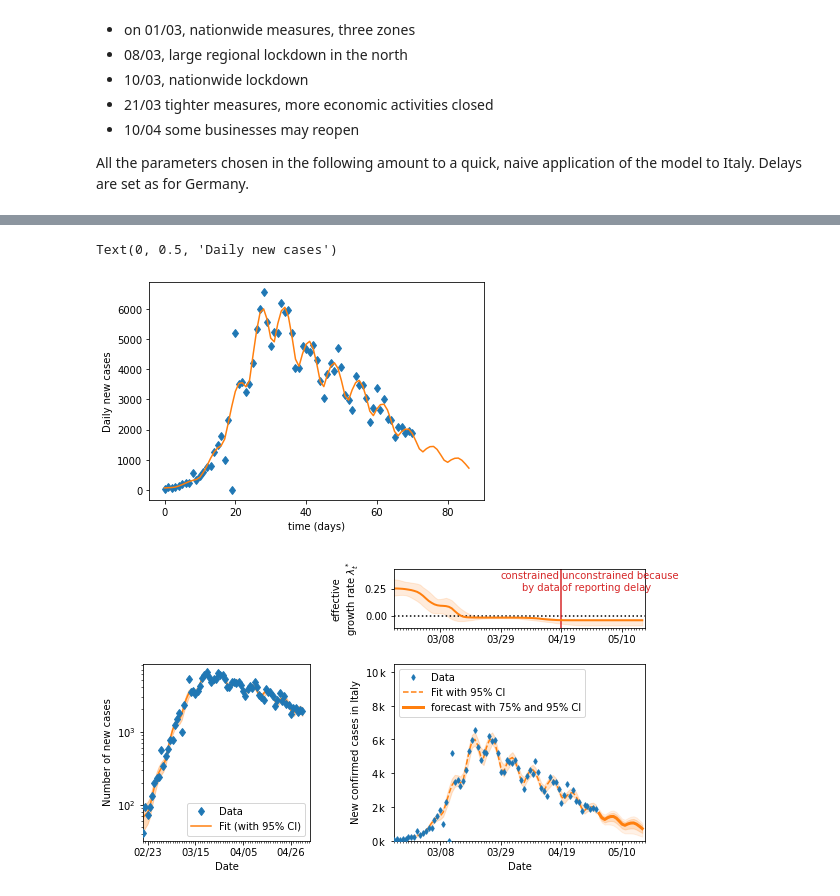
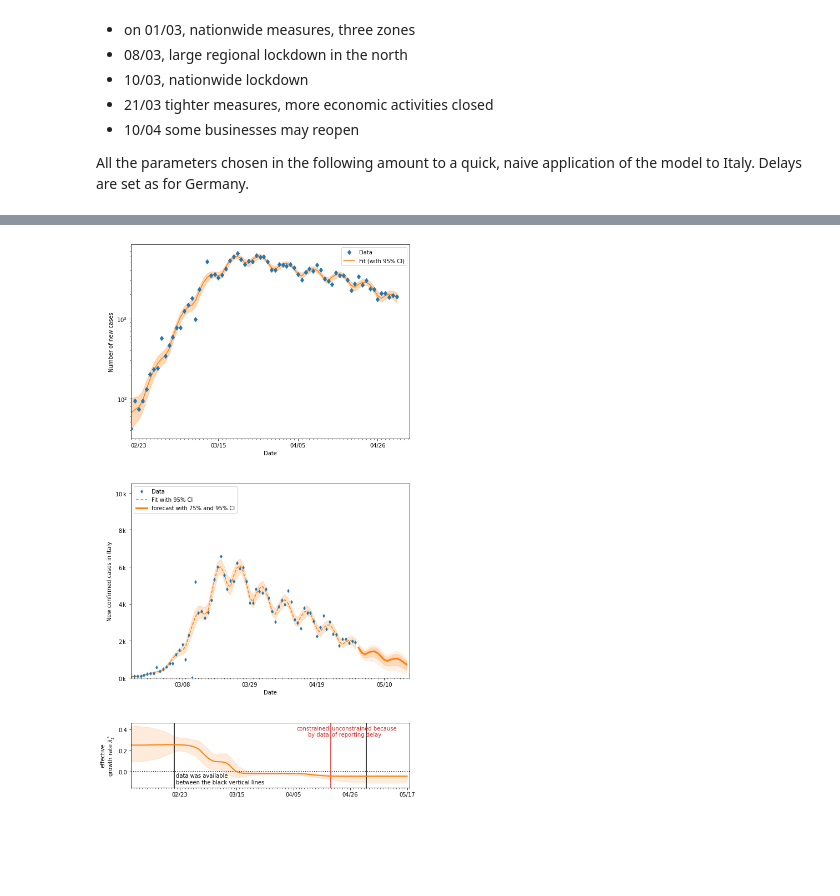
Before and after one commit to Konrad982/covid19_inference, a Jupyter notebook: scripts/Italy_JHU.ipynb, the cells around one changed output, grey strips where cells are left out. Cells and saved outputs as stored; diff of their text form; code cells hidden in the pictures; blank space fills up the shorter version.

Commit message:
Improved plots

```diff
--- a/scripts/Italy_JHU.ipynb
+++ b/scripts/Italy_JHU.ipynb
@@ -130,7 +130,7 @@ INFO     [covid19_inference.model_helper] pr_sigma_transient_len was set to defa
 INFO     [covid19_inference.model_helper] pr_median_transient_len was set to default value 4
 INFO     [covid19_inference.model_helper] pr_sigma_transient_len was set to default value 0.5
 # %%
-trace = pm.sample(model=model, tune=500, draws=500, init='advi+adapt_diag')
+trace = pm.sample(model=model, tune=3000, draws=500, init='advi+adapt_diag')
 # %% [output]
 Auto-assigning NUTS sampler...
 INFO     [pymc3] Auto-assigning NUTS sampler...
@@ -170,14 +185,8 @@ fig.subplots_adjust(wspace=0.25, hspace=0.4)
-# %%
-plt.plot(new_cases_obs, 'd')
-plt.plot(np.median(trace.new_cases, axis=0))
-
-plt.xlabel("time (days)")
-plt.ylabel("Daily new cases")
-# %% [output]
-Text(0, 0.5, 'Daily new cases')
-[figure, removed]
 # %%
+from importlib import reload
+reload(cov19.plotting)
+
 fig.subplots_adjust(wspace=0.25, hspace=0.4)
-fig, axes = cov19.plotting.plot_cases(trace, new_cases_obs, bd - datetime.timedelta(days = diff_data_sim), diff_data_sim, country="Italy")
+fig, axes = cov19.plotting.plot_cases(trace, new_cases_obs, bd - datetime.timedelta(days = diff_data_sim), diff_data_sim, country="Italy", big=True)
 # %% [output]
-[figure, old version]
+[figure, new version]
```
Also changed, not shown: parts of 2 cells of this notebook.
